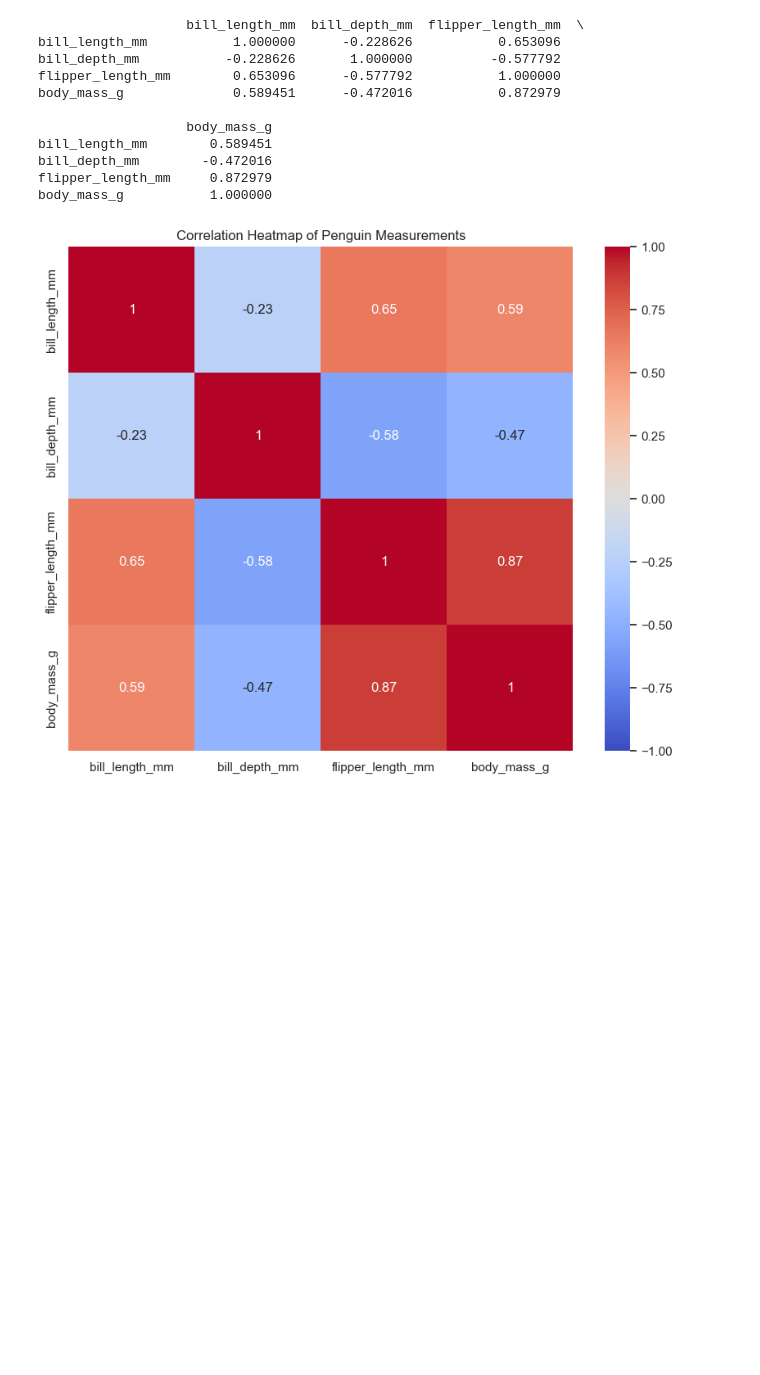
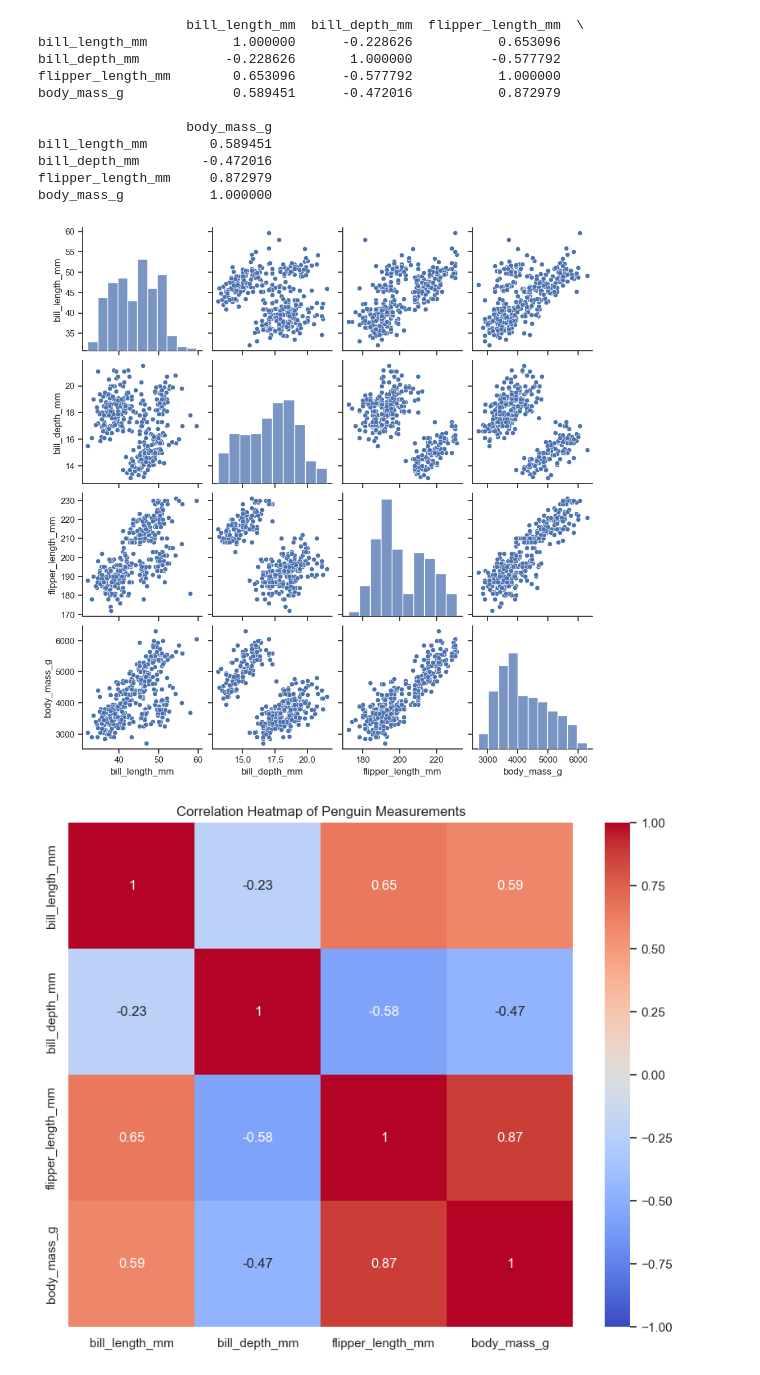
Before and after one commit to teesesmit/Data_analytics_project_24, a Jupyter notebook: penguins.ipynb, the cells around one changed output. Saved outputs shown, nothing was run; the diff lists cells and outputs as text; code cells hidden in the pictures; blank space fills up the shorter version.

Commit message:
updated to include scatter plot

```diff
--- a/penguins.ipynb
+++ b/penguins.ipynb
@@ -214,6 +214,13 @@ bill_length_mm        0.589451
 bill_depth_mm        -0.472016
 flipper_length_mm     0.872979
 body_mass_g           1.000000
+# %%
+# Create scatter plot using Seaborn
+sns.set(style='ticks')
+sns.pairplot(df, kind='scatter', diag_kind='hist')
+plt.show()
+# %% [output]
+[figure, added]
 # %%
 # Correlation heatmap (https://www.w3schools.com/datascience/ds_stat_correlation_matrix.asp)
 #Select the columns of interest
```
Also changed, not shown: parts of 1 cell of this notebook.
